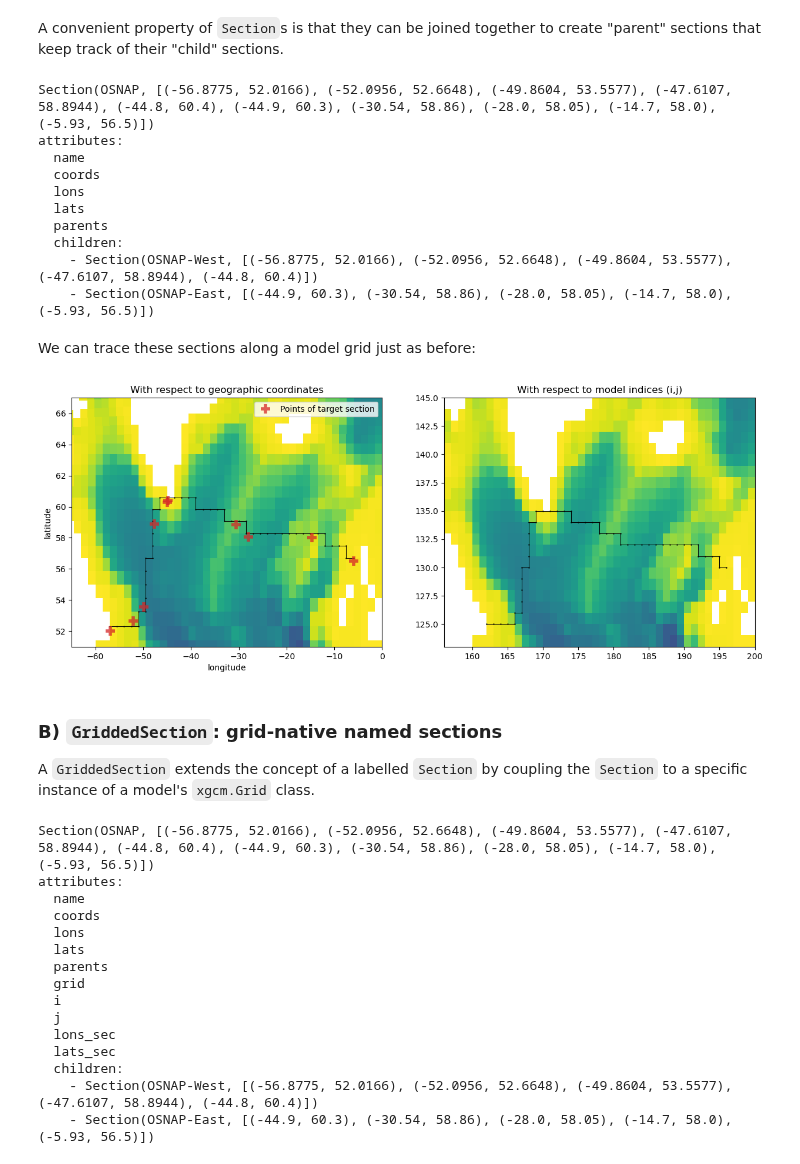
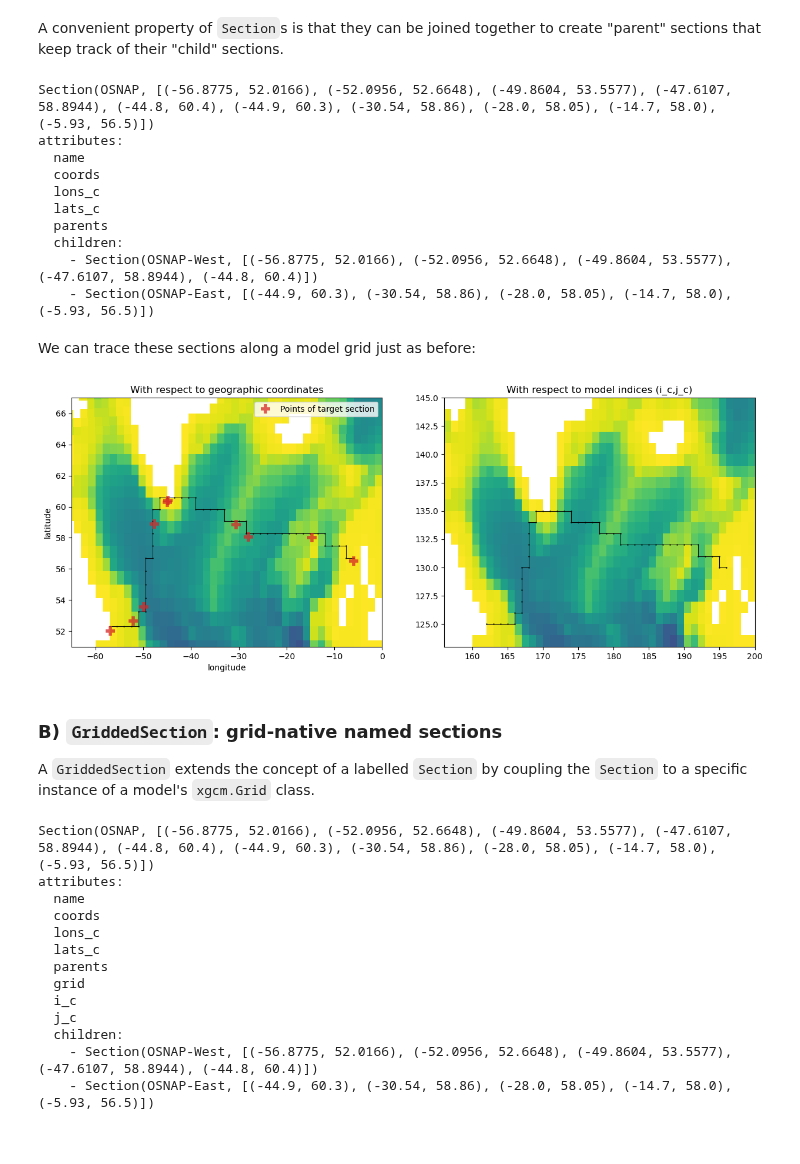
Before and after one commit to MOM6-community/sectionate, a Jupyter notebook: examples/1_creating_an_OSNAP_section.ipynb, the cells around one changed output. Cells and saved outputs as stored; diff of their text form; code cells hidden in the pictures.

```diff
--- a/examples/1_creating_an_OSNAP_section.ipynb
+++ b/examples/1_creating_an_OSNAP_section.ipynb
@@ -116,6 +124,4 @@ ds = grid._ds
 # %%
-west_section_lats=[52.0166, 52.6648, 53.5577, 58.8944, 60.4000]
-west_section_lons=[-56.8775, -52.0956, -49.8604, -47.6107, -44.8000]
 east_section_lats=[60.3000, 58.8600, 58.0500, 58.0000, 56.5000]
 east_section_lons=[-44.9000, -30.5400, -28.0000, -14.7000, -5.9300]
 # %% [markdown]
@@ -200,11 +220,6 @@ attributes:
 # %% [markdown]
 A convenient property of `Section`s is that they can be joined together to create "parent" sections that keep track of their "child" sections.
 # %%
-osnap_east = sectionate.Section(
-    "OSNAP-East",
-    (east_section_lons, east_section_lats)
-)
-
 osnap = sectionate.join_sections("OSNAP", osnap_west, osnap_east)
 display(osnap)
 # %% [output]
@@ -212,8 +227,8 @@ Section(OSNAP, [(-56.8775, 52.0166), (-52.0956, 52.6648), (-49.8604, 53.5577), (
 attributes:
   name
   coords
-  lons
-  lats
+  lons_c
+  lats_c
   parents
   children:
     - Section(OSNAP-West, [(-56.8775, 52.0166), (-52.0956, 52.6648), (-49.8604, 53.5577), (-47.6107, 58.8944), (-44.8, 60.4)])
@@ -221,32 +236,32 @@ attributes:
 # %% [markdown]
 We can trace these sections along a model grid just as before:
 # %%
-i, j, lons_sec, lats_sec = sectionate.grid_section(
+i_c, j_c, lons_c, lats_c = sectionate.grid_section(
     grid,
-    osnap.lons,
-    osnap.lats,
+    osnap.lons_c,
+    osnap.lats_c,
     topology="MOM-tripolar"
 )
 # %%
 plt.figure(figsize=[15,5.5])
 plt.subplot(1,2,1)
 plt.pcolormesh(ds['geolon_c'], ds['geolat_c'], ds['deptho'].where(ds['deptho']!=0), cmap="viridis_r")
-plt.plot(lons_sec, lats_sec, 'k.-', markersize=1.5, lw=0.75)
-plt.plot(osnap.lons, osnap.lats, "C3+", markersize=12., mew=4., alpha=0.75, label="Points of target section")
+plt.plot(lons_c, lats_c, 'k.-', markersize=1.5, lw=0.75)
+plt.plot(osnap.lons_c, osnap.lats_c, "C3+", markersize=12., mew=4., alpha=0.75, label="Points of target section")
 plt.axis([-65, 0, 51, 67])
 plt.xlabel("longitude")
 plt.ylabel("latitude")
 plt.title("With respect to geographic coordinates")
 plt.legend(loc="upper right")
 
 plt.subplot(1,2,2)
 plt.pcolormesh(ds['deptho'].where(ds['deptho']!=0).values, cmap="viridis_r")
-plt.plot(i, j, 'k.-', markersize=1.5, lw=0.75)
+plt.plot(i_c, j_c, 'k.-', markersize=1.5, lw=0.75)
 plt.axis([156, 200, 123, 145])
-plt.title("With respect to model indices (i,j)")
+plt.title("With respect to model indices (i_c,j_c)")
 plt.show()
 # %% [output]
-[figure, old version]
+[figure, new version]
 # %% [markdown]
 ### B) `GriddedSection`: grid-native named sections
 
@@ -262,14 +277,12 @@ Section(OSNAP, [(-56.8775, 52.0166), (-52.0956, 52.6648), (-49.8604, 53.5577), (
 attributes:
   name
   coords
-  lons
-  lats
+  lons_c
+  lats_c
   parents
   grid
-  i
-  j
-  lons_sec
-  lats_sec
+  i_c
+  j_c
   children:
     - Section(OSNAP-West, [(-56.8775, 52.0166), (-52.0956, 52.6648), (-49.8604, 53.5577), (-47.6107, 58.8944), (-44.8, 60.4)])
     - Section(OSNAP-East, [(-44.9, 60.3), (-30.54, 58.86), (-28.0, 58.05), (-14.7, 58.0), (-5.93, 56.5)])
```
Also changed, not shown: parts of 19 cells of this notebook, 4 other files.
